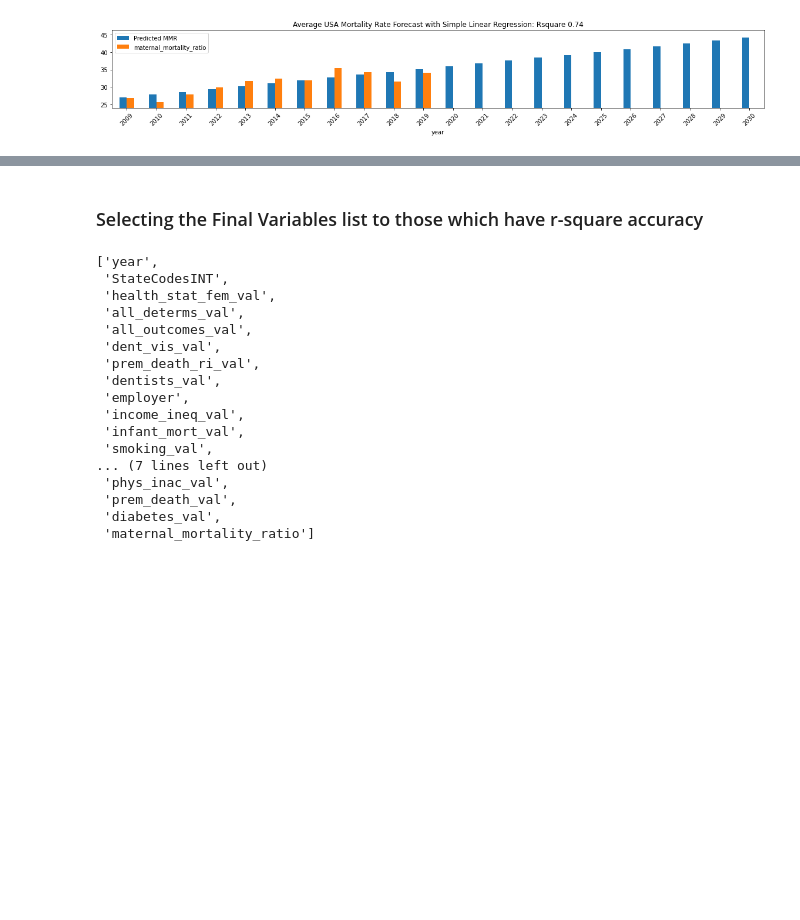
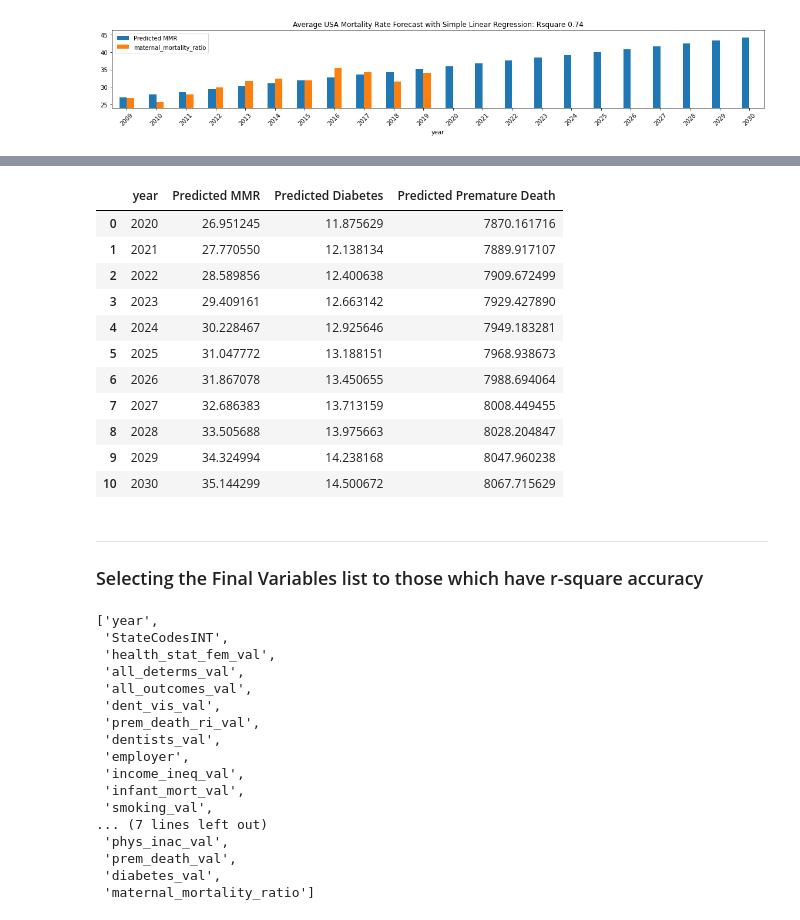
Before and after one commit to abpuccini/maternal-mortality-project, a Jupyter notebook: machine_learning/model_testing/Linear_Regression_Non_Race_Model2_Chahnaz.ipynb, the cells around one changed output, grey strips where cells are left out. Cells and saved outputs as stored; diff of their text form; code cells hidden in the pictures; blank space fills up the shorter version.

```diff
--- a/machine_learning/model_testing/Linear_Regression_Non_Race_Model2_Chahnaz.ipynb
+++ b/machine_learning/model_testing/Linear_Regression_Non_Race_Model2_Chahnaz.ipynb
@@ -451,0 +473,49 @@ combined1
+# %%
+# Selecting y value
+y = 'prem_death_val'
+# Grouping by year
+AVG_MMR_USA_prem = mmr_without_race.groupby('year').mean()[y]
+
+# Selecting and assigning the X and y values
+X_prem = AVG_MMR_USA_prem.reset_index().year.values.reshape(-1,1)
+y_prem = AVG_MMR_USA_prem.reset_index()['prem_death_val'].values
+
+# Creating and Fitting our model to the data
+prem_model = LinearRegression().fit(X_prem, y_prem)
+r_sq_prem = prem_model.score(X_prem, y_prem)
+# print(r_sq_prem)
+
+# Setting predictions dictionary to hold variables
+premature =[]
+
+# Creating a for-loop to return predictions from model
+for i in range(2020,2031):
+    y_values = prem_model.predict(np.array([i]).reshape(1, -1))
+    premature.append(y_values[0])
+
+# Creating a year range to hold years values with the future predictions
+years = [i for i in range(2020,2031)]
+
+# Creating a new DataFrame to hold mmmr values with 10 years predictions
+prem_predictions = pd.DataFrame(list(zip(years, premature)),
+               columns =['year', 'Predicted Premature Death'])
+
+# DataFrame with the future predictions
+prem_predictions
+
+# Merging with mmr_predictions
+combined2 = pd.merge(combined1, prem_predictions, how='inner', left_on=['year'], right_on=['year'])
+combined2
+# %% [output]
+|  | year | Predicted MMR | Predicted Diabetes | Predicted Premature Death |
+| 0 | 2020 | 26.951245 | 11.875629 | 7870.161716 |
+| 1 | 2021 | 27.770550 | 12.138134 | 7889.917107 |
+| 2 | 2022 | 28.589856 | 12.400638 | 7909.672499 |
+| 3 | 2023 | 29.409161 | 12.663142 | 7929.427890 |
+| 4 | 2024 | 30.228467 | 12.925646 | 7949.183281 |
+| 5 | 2025 | 31.047772 | 13.188151 | 7968.938673 |
+| 6 | 2026 | 31.867078 | 13.450655 | 7988.694064 |
+| 7 | 2027 | 32.686383 | 13.713159 | 8008.449455 |
+| 8 | 2028 | 33.505688 | 13.975663 | 8028.204847 |
+| 9 | 2029 | 34.324994 | 14.238168 | 8047.960238 |
+| 10 | 2030 | 35.144299 | 14.500672 | 8067.715629 |
@@ -452,4 +558,5 @@ combined1
 # %% [markdown]
+***
 ### Selecting the Final Variables list to those which have r-square accuracy
 # %%
 # Adding caterogircal state codes to dataframe
```
Also changed, not shown: parts of 4 cells of this notebook.
